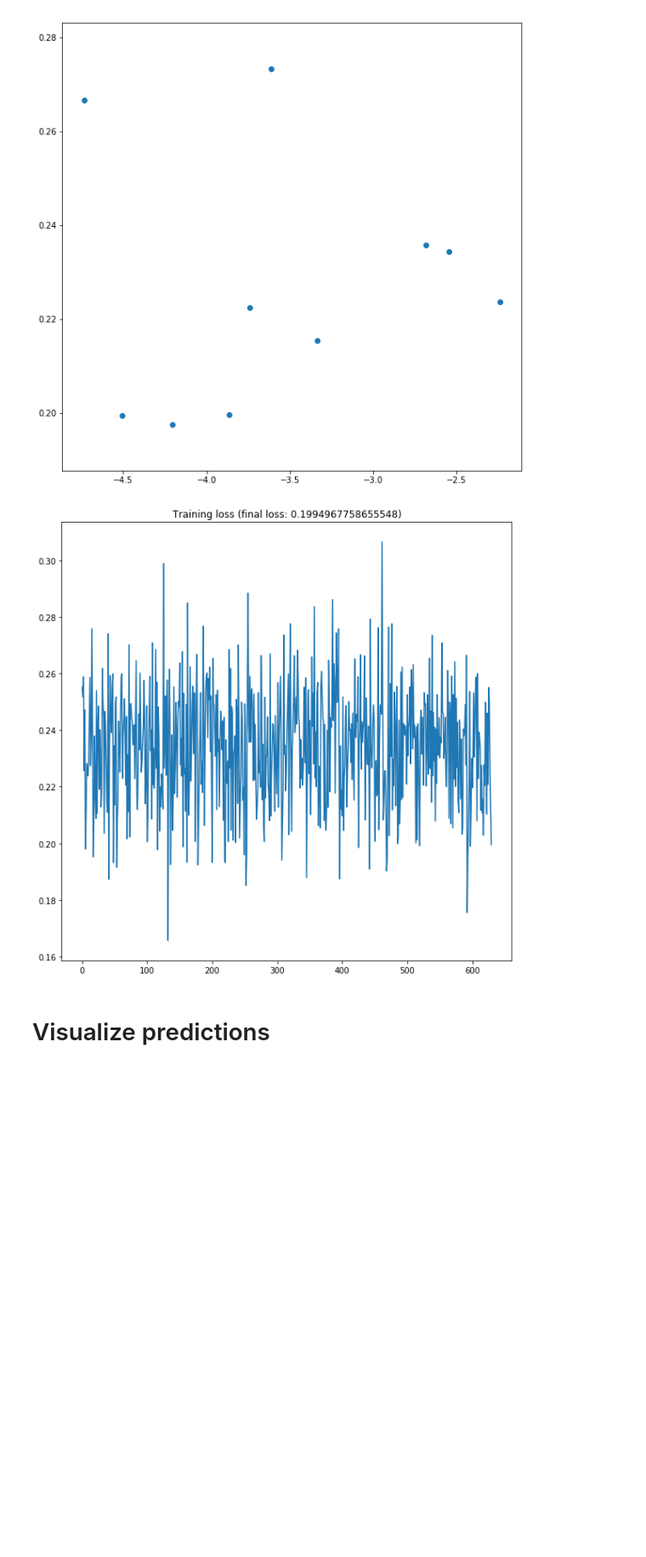
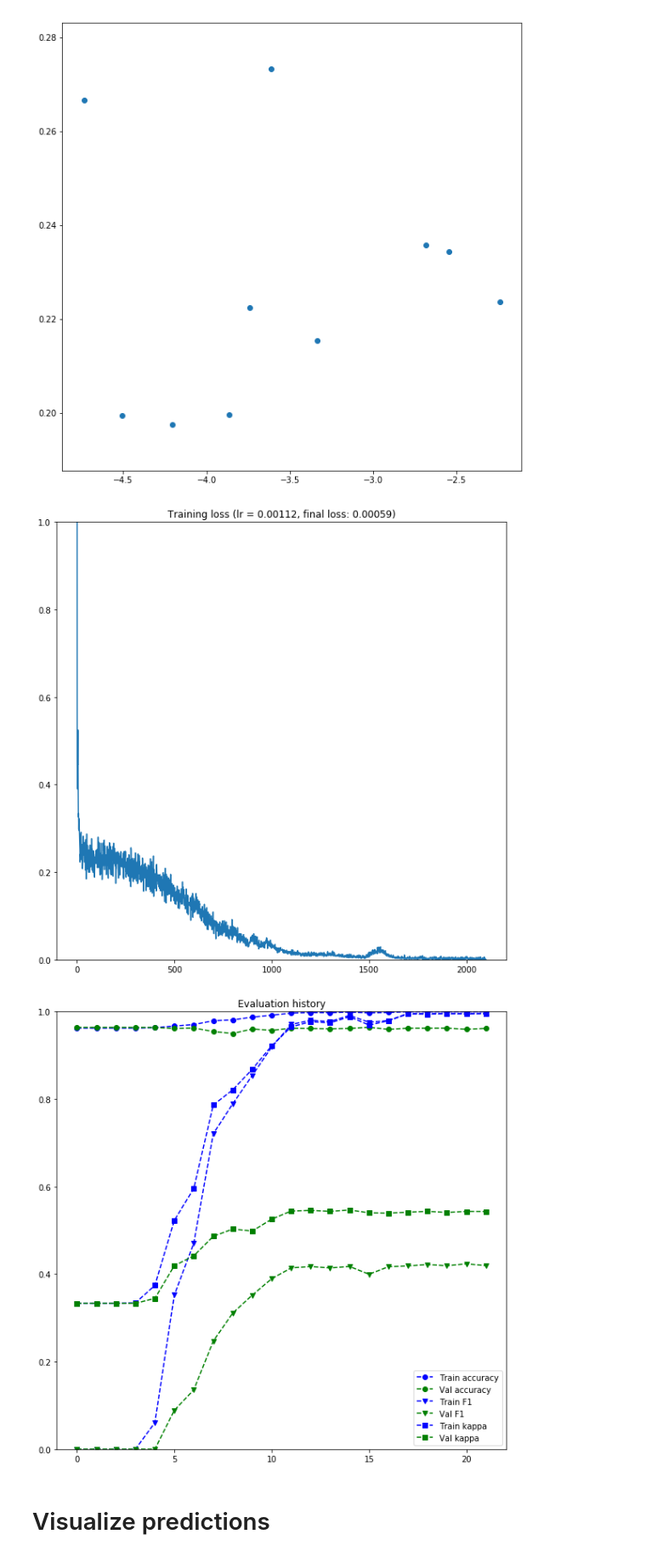
Before and after one commit to openafro/model, a Jupyter notebook: Playground.ipynb, the cells around one changed output. Shown at 85% size. Cells and saved outputs as stored; diff of their text form; code cells hidden in the pictures; blank space fills up the shorter version.

```diff
--- a/Playground.ipynb
+++ b/Playground.ipynb
@@ -104,11 +142,11 @@ plt.scatter(x = np.log10([p[0] for p in points]), y = [p[1] for p in points], )
 # %% [output]
 <matplotlib.collections.PathCollection at 0x...>
 [figure]
-# %%
-plt.title(f"Training loss (final loss: {loss_history[-1]})")
-plt.plot(loss_history);
-# %% [output]
-[figure, removed]
+# %%
+plot_history(loss_history, train_history, val_history, lr, acc=True, f1=True, kappa=True)
+# %% [output]
+[figure, added]
+[figure, added]
 # %% [markdown]
 # Visualize predictions
 # %%
```
Also changed, not shown: parts of 7 cells of this notebook, 1 other file.
